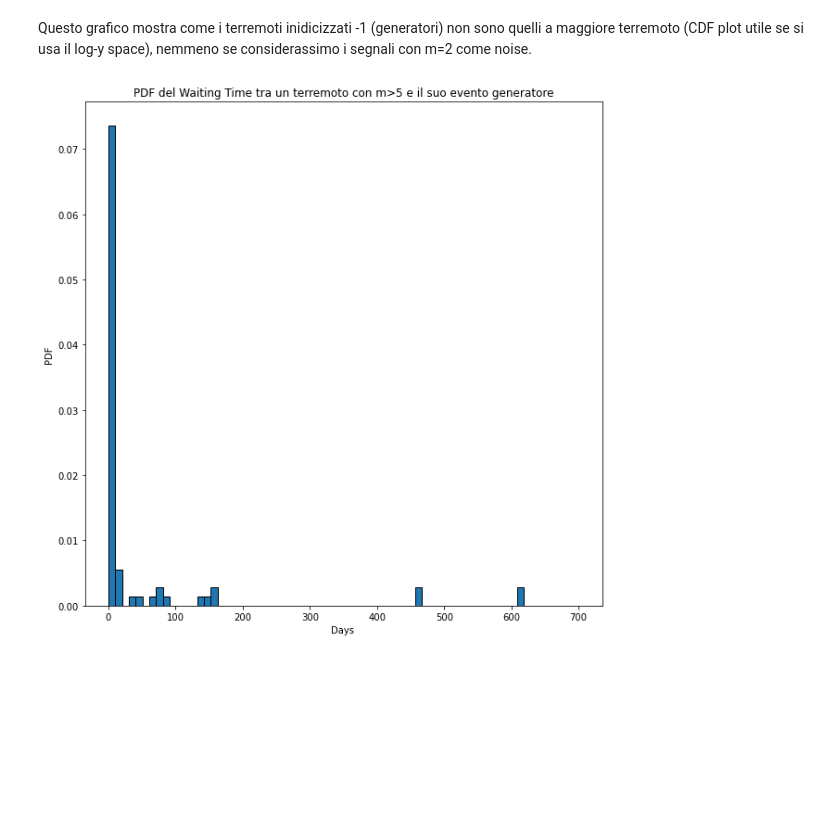
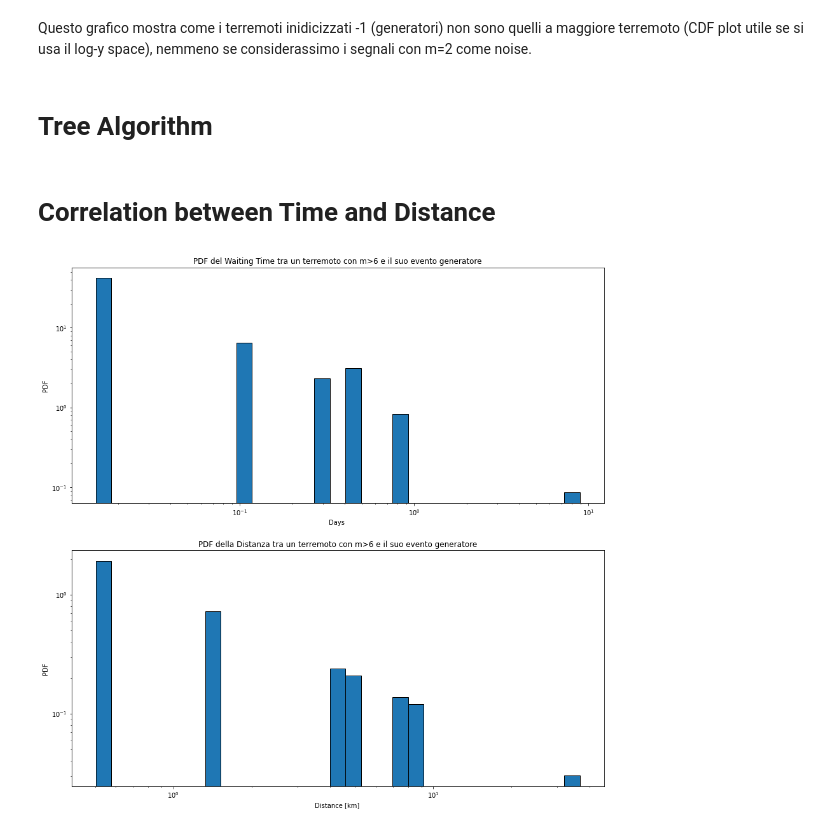
Before and after one commit to andreazanola98/Earthquake-Data-Analysis, a Jupyter notebook: Andrea.ipynb, the cells around one changed output. Saved outputs shown, nothing was run; the diff lists cells and outputs as text; code cells hidden in the pictures; blank space fills up the shorter version.

```diff
--- a/Andrea.ipynb
+++ b/Andrea.ipynb
@@ -89,25 +96,64 @@ axs[1].set_ylabel('CDF');
 [figure]
 # %% [markdown]
 Questo grafico mostra come i terremoti inidicizzati -1 (generatori) non sono quelli a maggiore terremoto (CDF plot utile se si usa il log-y space), nemmeno se considerassimo i segnali con m=2 come noise.
+# %% [markdown]
+# Tree Algorithm
 # %%
-mask=(df['mag']>5) & (df['pointer']!=-1)
+from matplotlib.ticker import MultipleLocator
+mth=6
+mask=(df['mag']>mth) & (df['pointer']!=-1)
 i1 = df['pointer'][mask].to_numpy()
 origin=0
+nv=0
 for i in range(len(i1)):
     mask1=[]
     mask1=[i1[i]]
+    n=0
     while mask1[-1]!=-1:
-        c=df['pointer'][mask1[-1]]
-        mask1.append(c)
+        i2=df['pointer'][mask1[-1]]
+        mask1.append(i2)
+        n=n+1
+    nv=np.insert(nv,-1,n)
     origin=np.insert(origin,-1,mask1[-2])
-origin=np.delete(origin,-1)
-dtmc=df['t'][mask].to_numpy()-df['t'][origin].to_numpy()
 
-fig0, axs = plt.subplots(1,1,figsize=(10,10))
-axs.set_xlabel('Days ')
-axs.set_ylabel('PDF')
-axs.set_title('PDF del Waiting Time tra un terremoto con m>5 e il suo evento generatore')
-#axs[0].set_xscale('log')
-counts, bins, bars = axs.hist(dtmc/(60*60*24), bins=np.linspace(0,700,70),edgecolor='black',density=1)
+nv=np.delete(nv,-1)        #numero di step prima di arrivare all'evento generatore
+origin=np.delete(origin,-1)#indici di riferimento dell'evento generatore
-# %% [output]
-[figure, removed]
+# %% [markdown]
+# Correlation between Time and Distance
+# %%
+dtmc=df['t'][mask].to_numpy()-df['t'][origin].to_numpy()
+
+x1=(df['lat'][mask].to_numpy()-df['lat'][origin].to_numpy())**2
+y1=(df['long'][mask].to_numpy()-df['long'][origin].to_numpy())**2
+z1=(df['dep'][mask].to_numpy()-df['dep'][origin].to_numpy())**2
+drmc=(x1+y1+z1)**0.5
+
+fig0, axs = plt.subplots(2,1,figsize=(15,15))
+t1=np.max(dtmc)/c
+r1=np.max(drmc)/1000
+t0=np.min(dtmc)/c
+r0=np.min(drmc)/1000
+
+axs[0].set_xlabel('Days ')
+axs[0].set_ylabel('PDF')
+axs[0].set_title('PDF del Waiting Time tra un terremoto con m>%.0f e il suo evento generatore' %mth)
+axs[0].set_xscale('log')
+axs[0].set_yscale('log')
+counts, bins, bars = axs[0].hist(dtmc/c, bins=np.logspace(np.log10(t0),np.log10(t1),4*8),edgecolor='black',density=1)
+
+axs[1].set_xlabel('Distance [km] ')
+axs[1].set_ylabel('PDF')
+axs[1].set_title('PDF della Distanza tra un terremoto con m>%.0f e il suo evento generatore' %mth)
+axs[1].set_xscale('log')
+axs[1].set_yscale('log')
+counts, bins, bars = axs[1].hist(drmc/1000, bins=np.logspace(np.log10(r0),np.log10(r1),4*8),edgecolor='black',density=1)
+
+
+#LINEAR VERSION
+#counts, bins, bars = axs.hist(dtmc/c, bins=np.linspace(0,t1,70),edgecolor='black',density=1)
+#axs.set_xlim(0,t1);
+#axs.xaxis.set_minor_locator(MultipleLocator(30))
+#axs.set_xticks([7,30*3,30*6,365,365*2])
+#axs.set_xticklabels(['1w','3mth','6mth','1y','2y']);
+# %% [output]
+[figure, added]
```
Also changed, not shown: parts of 5 cells of this notebook.
